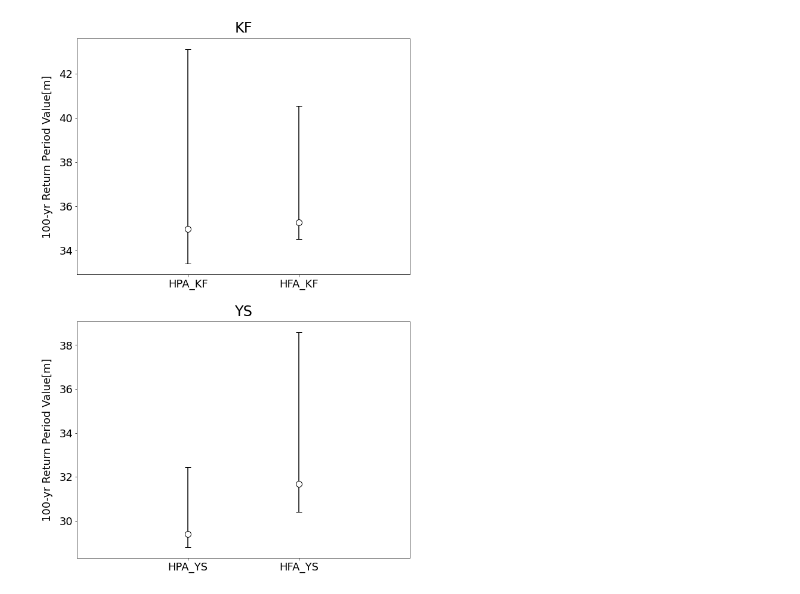
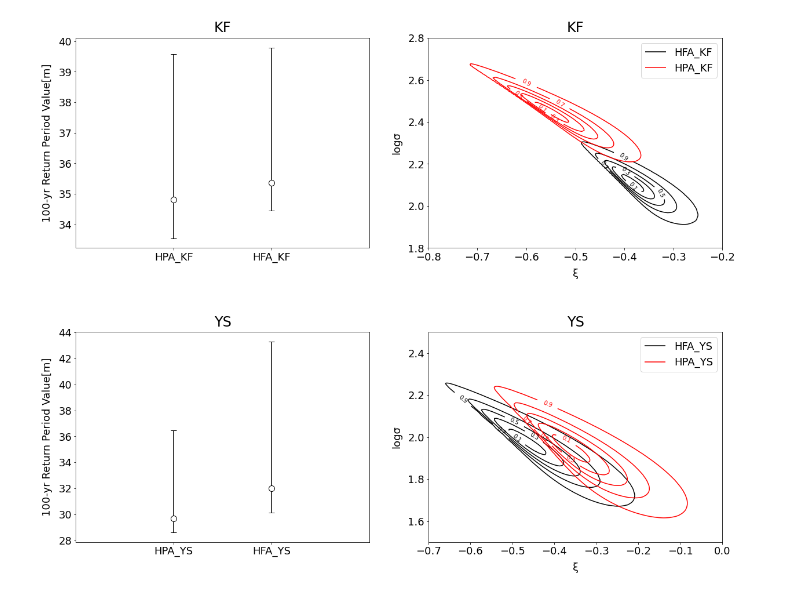
Before and after one commit to greedtn/MRI-AGCM3.2H, a Jupyter notebook: STM/calc_pot_rv.ipynb, the cells around one changed output. Saved outputs shown, nothing was run; the diff lists cells and outputs as text; code cells hidden in the pictures.

```diff
--- a/STM/calc_pot_rv.ipynb
+++ b/STM/calc_pot_rv.ipynb
@@ -11,7 +11,7 @@ import func
 import csv
 import math
 
-fig = plt.figure(figsize=(10, 16))
+fig1 = plt.figure(figsize=(20, 16))
 
 MODEL = ['KF', 'YS']
 DATA_CNT = 50
@@ -46,39 +46,41 @@ for model_num in range(len(MODEL)):
 
         EVENT_POT = [[]]  # イベントごとのPOTを収納
         for data in DATA:
-            if data[0] > last_index + 24 * 7:
-                EVENT_POT.append([data[0], data[1]])
-                last_index = data[0]
-                max_val = data[1]
-            else:
-                if data[1] > max_val:
-                    EVENT_POT[-1] = [data[0], data[1]]
+            if data[1] > 15.0:
+                if data[0] > last_index + 24 * 7:
+                    EVENT_POT.append([data[0], data[1]])
                     last_index = data[0]
                     max_val = data[1]
+                else:
+                    if data[1] > max_val:
+                        EVENT_POT[-1] = [data[0], data[1]]
+                        last_index = data[0]
+                        max_val = data[1]
+
+        EVENT_POT.pop(0)
 
         POT_DATA = []  # 空間最大波高
         for pot in EVENT_POT:
             POT_DATA.append(math.floor(pot[1] * 100) / 100)
         # 大きい順にsort
         POT_DATA.sort(reverse=True)
-        POT_DATA = POT_DATA[:DATA_CNT]
         # 書き出し
         with open(model + '_pot_data.csv', 'w') as file:
             writer = csv.writer(file, lineterminator='\n')
             writer.writerow(POT_DATA)
 
-        print('POTデータの範囲', POT_DATA[-1], '~', POT_DATA[0])
+        print('POTデータの範囲', POT_DATA[-1], '~', POT_DATA[0], 'POTデータ数:', len(POT_DATA))
 
         if num == 0:
-            RV_ = func.lwm_gpd(data=POT_DATA, error=[0.005], thr=POT_DATA[-1], n=219143*79*79, n0=DATA_CNT, con=0.90)
+            RV_, PARAM_ = func.lwm_gpd(data=POT_DATA, error=[0.005], thr=POT_DATA[-1], n=219143*79*79, n0=len(POT_DATA), con=0.95)
             print('RV：', RV_)
         else:
-            RV_0 = func.lwm_gpd(data=POT_DATA, error=[0.005], thr=POT_DATA[-1], n=219143*79*79, n0=DATA_CNT, con=0.90)
+            RV_0, PARAM_0 = func.lwm_gpd(data=POT_DATA, error=[0.005], thr=POT_DATA[-1], n=219143*79*79, n0=len(POT_DATA), con=0.95)
             print('RV：', RV_0)
 
 
-    # 描画
-    ax = fig.add_subplot(2, 1, model_num + 1)
+    # RVの描画
+    ax1 = fig1.add_subplot(2, 2, model_num * 2 + 1)
     a = plt.errorbar(
         x=[1, 2],
         y=[RV_[1], RV_0[1]],
@@ -95,14 +97,43 @@ for model_num in range(len(MODEL)):
         markeredgecolor='black',
         color='w'
     )
-    ax.set_xlim((0, 3))
-    ax.set_title(model[4:6], fontsize=24, pad=10)
-    ax.set_xticks([1, 2])
-    ax.set_xticklabels(['HPA_' + model[4:6], 'HFA_' + model[4:6]], fontsize=18)
-    ax.set_ylabel('100-yr Return Period Value[m]', fontsize=18, labelpad=10)
-    ax.tick_params(axis='y', labelsize=18)
+    ax1.set_xlim((0, 3))
+    ax1.set_title(model[4:6], fontsize=24, pad=10)
+    ax1.set_xticks([1, 2])
+    ax1.set_xticklabels(['HPA_' + model[4:6], 'HFA_' + model[4:6]], fontsize=18)
+    ax1.set_ylabel('100-yr Return Period Value[m]', fontsize=18, labelpad=10)
+    ax1.tick_params(axis='y', labelsize=18)
 
-plt.savefig("../img/100y-rv_of_tc.png")
+    # パラメータ等高線の描画
+    ax2 = fig1.add_subplot(2, 2, model_num * 2 + 2)
+    for i in range(2):
+        PARAM = [PARAM_, PARAM_0][i]
+        xi, sgm, sum_prob = PARAM
+        log_sgm = [math.log(s) for s in sgm]
+        X, Y = np.meshgrid(xi, log_sgm)
+        Z = np.array([[sum_prob[i, j] for i in range(200)] for j in range(200)])
+        if i == 0:  # 過去
+            cntr = ax2.contour(X, Y, Z, levels=[0.1, 0.3, 0.5, 0.7, 0.9], colors='black')
+            h1,_ = cntr.legend_elements()
+        else:  # 未来
+            cntr = ax2.contour(X, Y, Z, levels=[0.1, 0.3, 0.5, 0.7, 0.9], colors='red')
+            h2,_ = cntr.legend_elements()
+        ax2.clabel(cntr)
+    ax2.legend([h1[0], h2[0]], ['HFA_' + MODEL[model_num], 'HPA_' + MODEL[model_num]], fontsize=18)
+    if model_num == 0:
+        ax2.set_xlim((-0.8, -0.2))
+        ax2.set_ylim((1.8, 2.8))
+    else:
+        ax2.set_xlim((-0.7, 0))
+        ax2.set_ylim((1.5, 2.5))
+    ax2.set_title(model[4:6], fontsize=24, pad=10)
+    ax2.set_xlabel("ξ", fontsize=18, labelpad=10)
+    ax2.set_ylabel("logσ", fontsize=18, labelpad=10)
+    ax2.tick_params(axis='x', labelsize=18)
+    ax2.tick_params(axis='y', labelsize=18)
+
+plt.subplots_adjust(hspace=0.4)
+plt.savefig("../img/100y-rv_of_stm.png")
 plt.show()
 # %% [output]
 HPA_KF
@@ -128 +159 @@ RV： [30.40079975540538, 31.68663435159981, 38.56889434993824]
-[figure, old version]
+[figure, new version]
```
Also changed, not shown: parts of 1 cell of this notebook, 9 other files.
